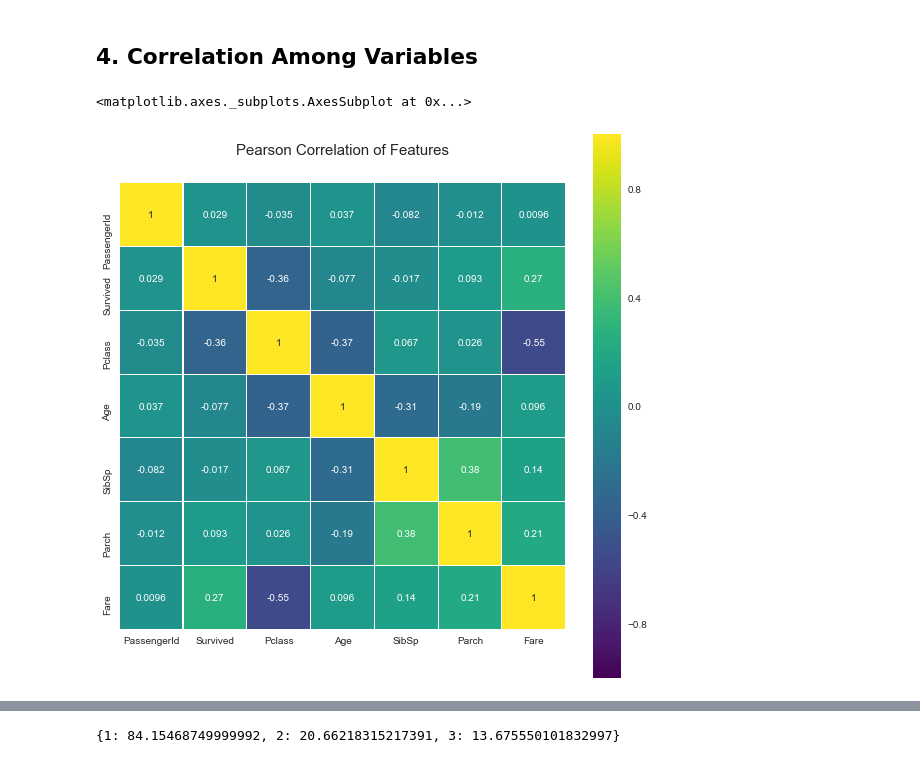
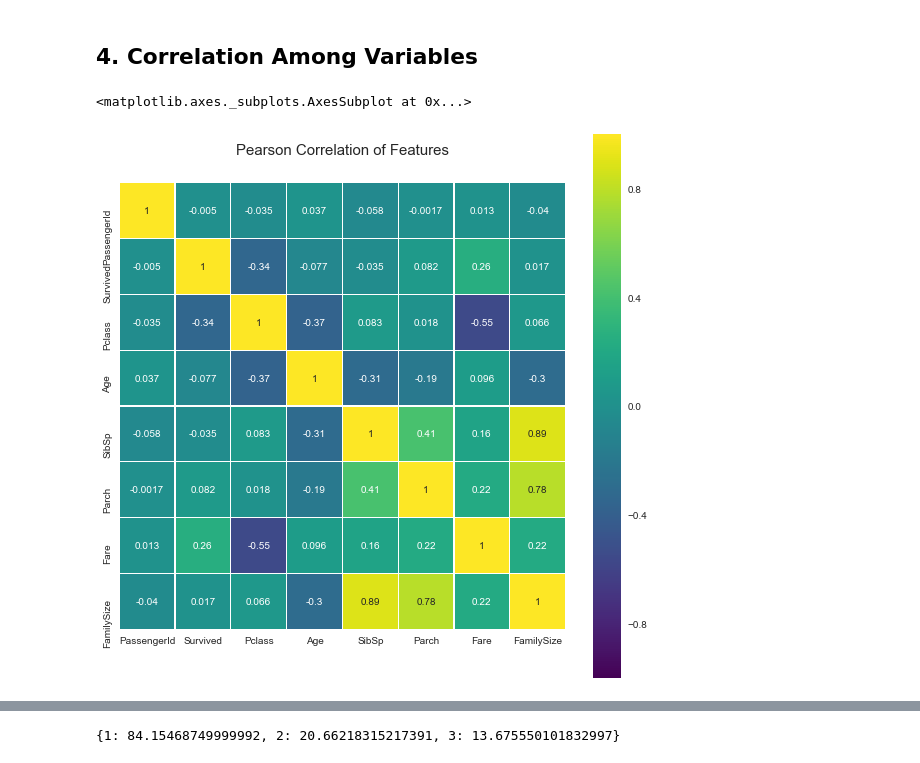
Before and after one commit to freena22/Data-Analysis-Projects, a Jupyter notebook: 01Kaggle_Titanic_Survival.ipynb, the cells around one changed output, grey strips where cells are left out. Saved outputs shown, nothing was run; the diff lists cells and outputs as text; code cells hidden in the pictures.

```diff
--- a/01Kaggle_Titanic_Survival.ipynb
+++ b/01Kaggle_Titanic_Survival.ipynb
@@ -368,10 +386,10 @@ Name: Survived, dtype: float64
 # %%
 # Make a Pearson Correlation Matrix to check the dependence among variables
 
 colormap = plt.cm.viridis
 plt.figure(figsize=(10,10))
 plt.title('Pearson Correlation of Features', y=1.05, size=15)
-sns.heatmap(new_titanic.corr(),linewidths=0.1,vmax=1.0, square=True, cmap=colormap, linecolor='white', annot=True)
+sns.heatmap(titanic.corr(),linewidths=0.1,vmax=1.0, square=True, cmap=colormap, linecolor='white', annot=True)
 # %% [output]
 <matplotlib.axes._subplots.AxesSubplot at 0x...>
-[figure, old version]
+[figure, new version]
```
Also changed, not shown: parts of 17 cells of this notebook.
